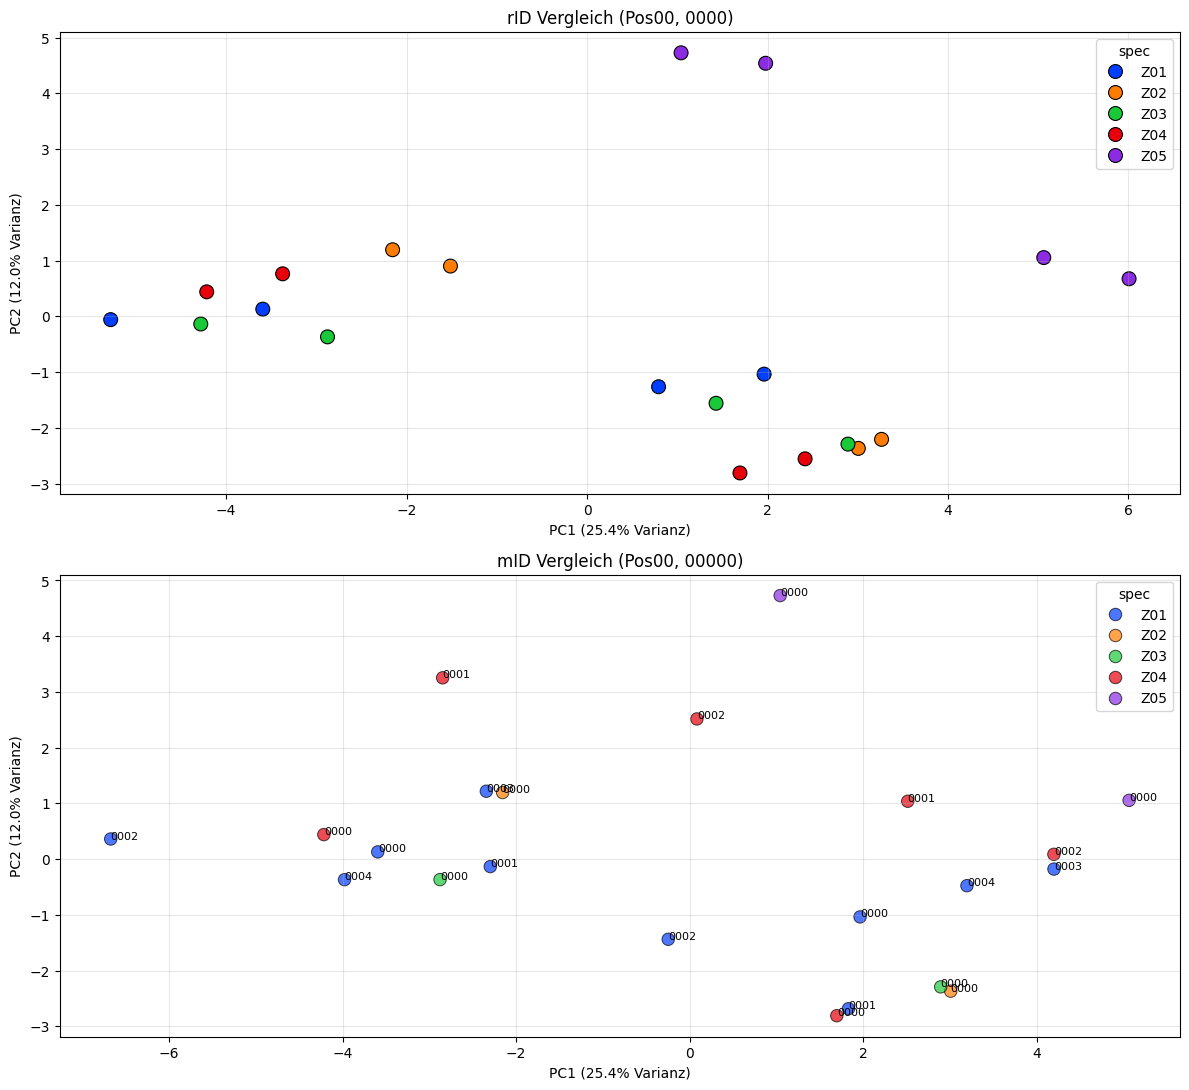
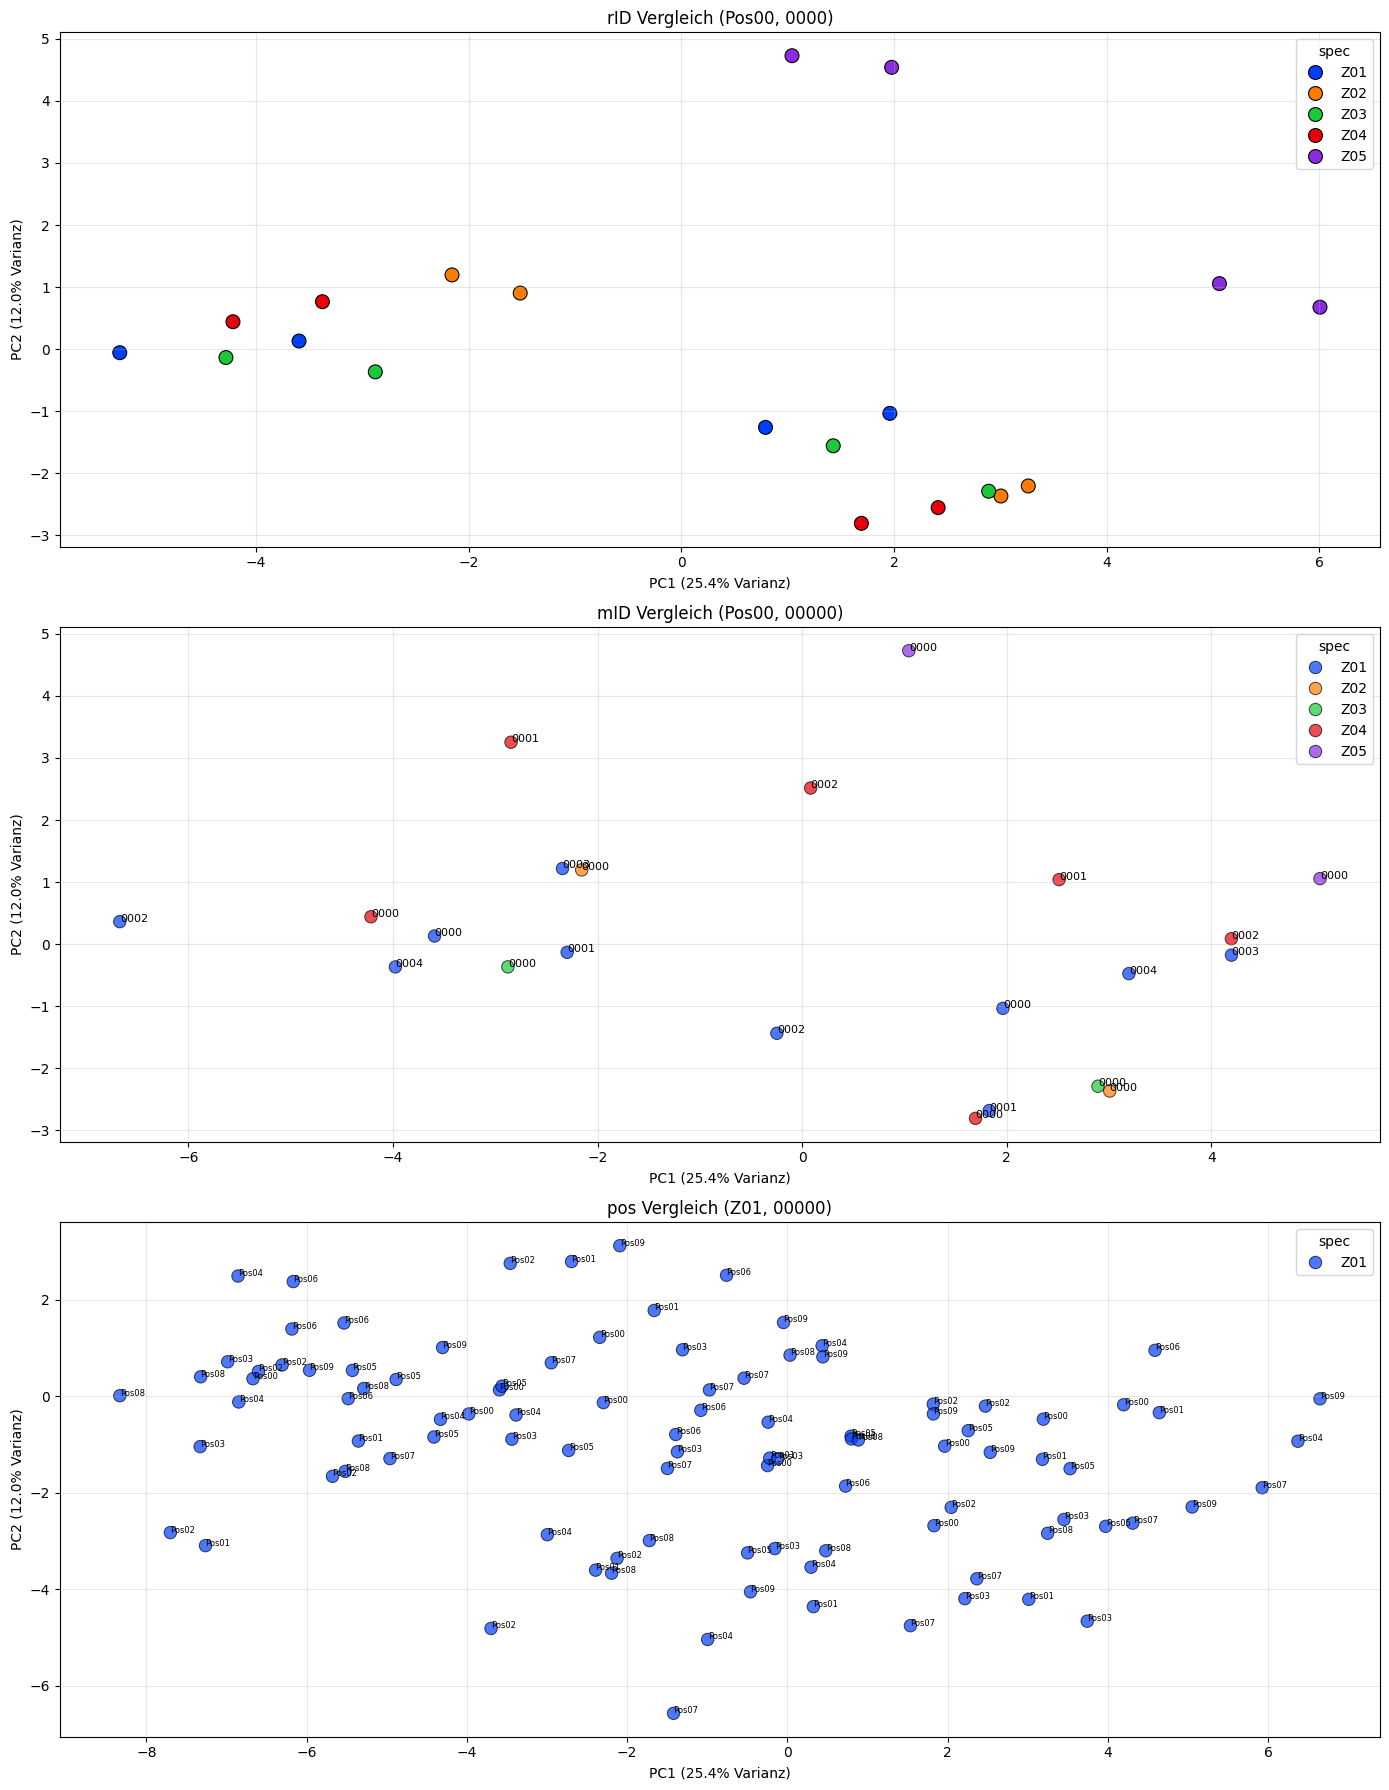
Unified diff of the notebook cell whose output changed from the first chart to the second:
--- before
+++ after
@@ -1,7 +1,7 @@
 import seaborn as sns
 v1, v2 = pca_var_ratio[0], pca_var_ratio[1]
-plt.figure(figsize=(12, 16))
+plt.figure(figsize=(14, 18))
 
-zAll = "Z05"
+zAll = "Z01"
 pos = "Pos00"
 mID = "0000"
@@ -25,5 +25,4 @@
 plt.xlabel(f"PC1 ({v1:.1f}% Varianz)"); plt.ylabel(f"PC2 ({v2:.1f}% Varianz)")
 plt.grid(True, alpha=0.3)
-plt.tight_layout(); plt.show()
 
 # --- Plot 3: jede Pos eines Zahnrads --- 
@@ -36,2 +35,3 @@
 plt.xlabel(f"PC1 ({v1:.1f}% Varianz)"); plt.ylabel(f"PC2 ({v2:.1f}% Varianz)")
 plt.grid(True, alpha=0.3)
+plt.tight_layout(); plt.show()

Commit: deleted inital pptx, README.txt changed ToDo, gear-analysis and Task2 pptx